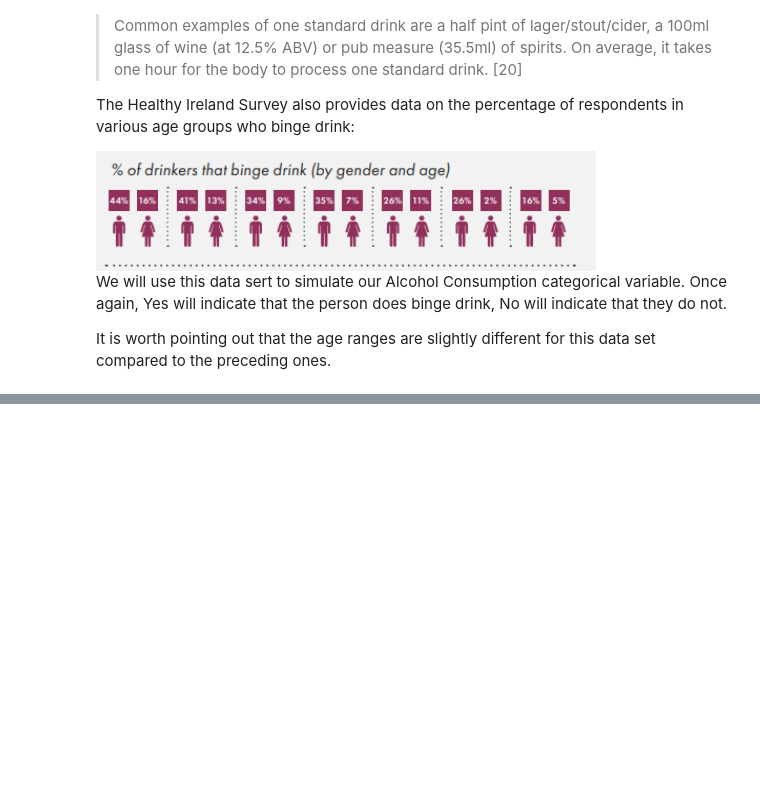
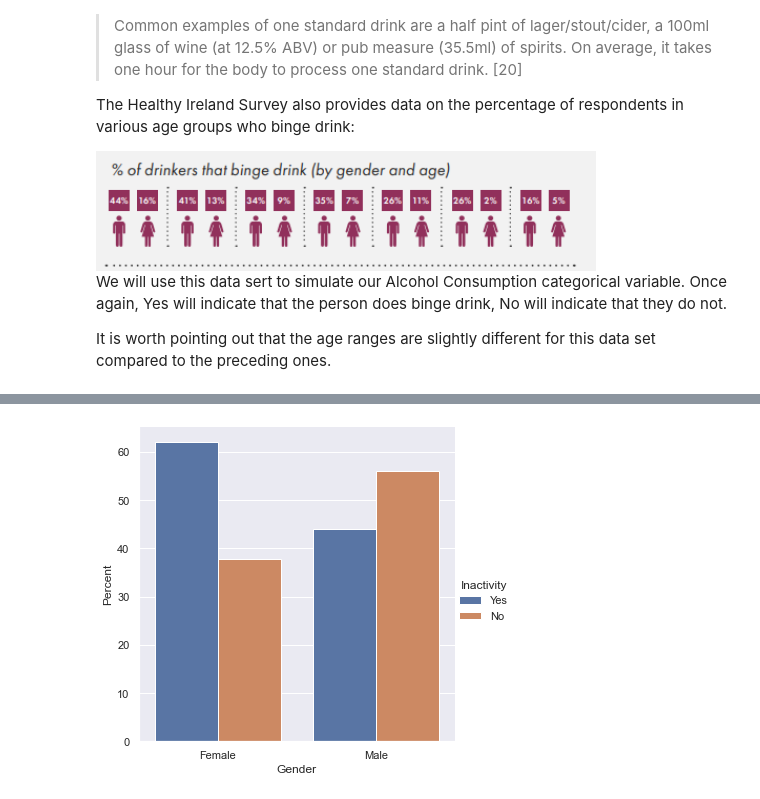
Before and after one commit to Sam-Tracey/PDA_Project_2021, a Jupyter notebook: PDA_Project.ipynb, the cells around one changed output, grey strips where cells are left out. Drawn from its saved outputs; the diff is of its cells as text; code cells hidden in the pictures; blank space fills up the shorter version.

```diff
--- a/PDA_Project.ipynb
+++ b/PDA_Project.ipynb
@@ -570,0 +590,32 @@ Once again, we see a gender and age dependency for physical activity with younge
+# %%
+# Create a function to assign inactivity value based on age and sex.
+def exercise(row):
+    if row['Age']<= 24 and row['Gender']=='Male':
+        return np.random.choice(inactive, p = [0.29, 0.71])
+    if row['Age']<= 24 and row['Gender']=='Female':
+        return np.random.choice(inactive, p = [0.49, 0.51])
+    if row['Age']<= 34 and row['Gender']=='Male':
+        return np.random.choice(inactive, p = [0.37, 0.63])
+    if row['Age']<= 34 and row['Gender']=='Female':
+        return np.random.choice(inactive, p = [0.59, 0.41])
+    if row['Age']<= 44 and row['Gender']=='Male':
+        return np.random.choice(inactive, p = [0.37, 0.63])
+    if row['Age']<= 44 and row['Gender']=='Female':
+        return np.random.choice(inactive, p = [0.56, 0.44])
+    if row['Age']<= 54 and row['Gender']=='Male':
+        return np.random.choice(inactive, p = [0.47, 0.53])
+    if row['Age']<= 54 and row['Gender']=='Female':
+        return np.random.choice(inactive, p = [0.60, 0.40])
+    if row['Age']<= 64 and row['Gender']=='Male':
+        return np.random.choice(inactive, p = [0.60, 0.40])
+    if row['Age']<= 64 and row['Gender']=='Female':
+        return np.random.choice(inactive, p = [0.70, 0.30])
+    if row['Age']<= 74 and row['Gender']=='Male':
+        return np.random.choice(inactive, p = [0.59, 0.41])
+    if row['Age']<= 74 and row['Gender']=='Female':
+        return np.random.choice(inactive, p = [0.74, 0.26])
+    if row['Age']> 74 and row['Gender']=='Male':
+        return np.random.choice(inactive, p = [0.80, 0.20])
+    if row['Age']> 74 and row['Gender']=='Female':
+        return np.random.choice(inactive, p = [0.84, 0.16])
+    return 'N/A'
@@ -571,3 +642,13 @@ Once again, we see a gender and age dependency for physical activity with younge
+# %%
+# Create new dataframe grouped by Gender.
+act_gender_df = df.groupby('Gender')['Inactivity'].value_counts(normalize=True)
+# Calculate percentage values for inactivity by gender.
+act_gender_df = act_gender_df.mul(100).rename('Percent').reset_index()
+# %%
+# Plot percentage smokers by age range.
+ax = sns.catplot(x='Gender', y='Percent', hue='Inactivity', kind='bar', data=act_gender_df)
+# %% [output]
+[figure, added]
 # %% [markdown]
 ## References.
 
```
Also changed, not shown: parts of 36 cells of this notebook.
